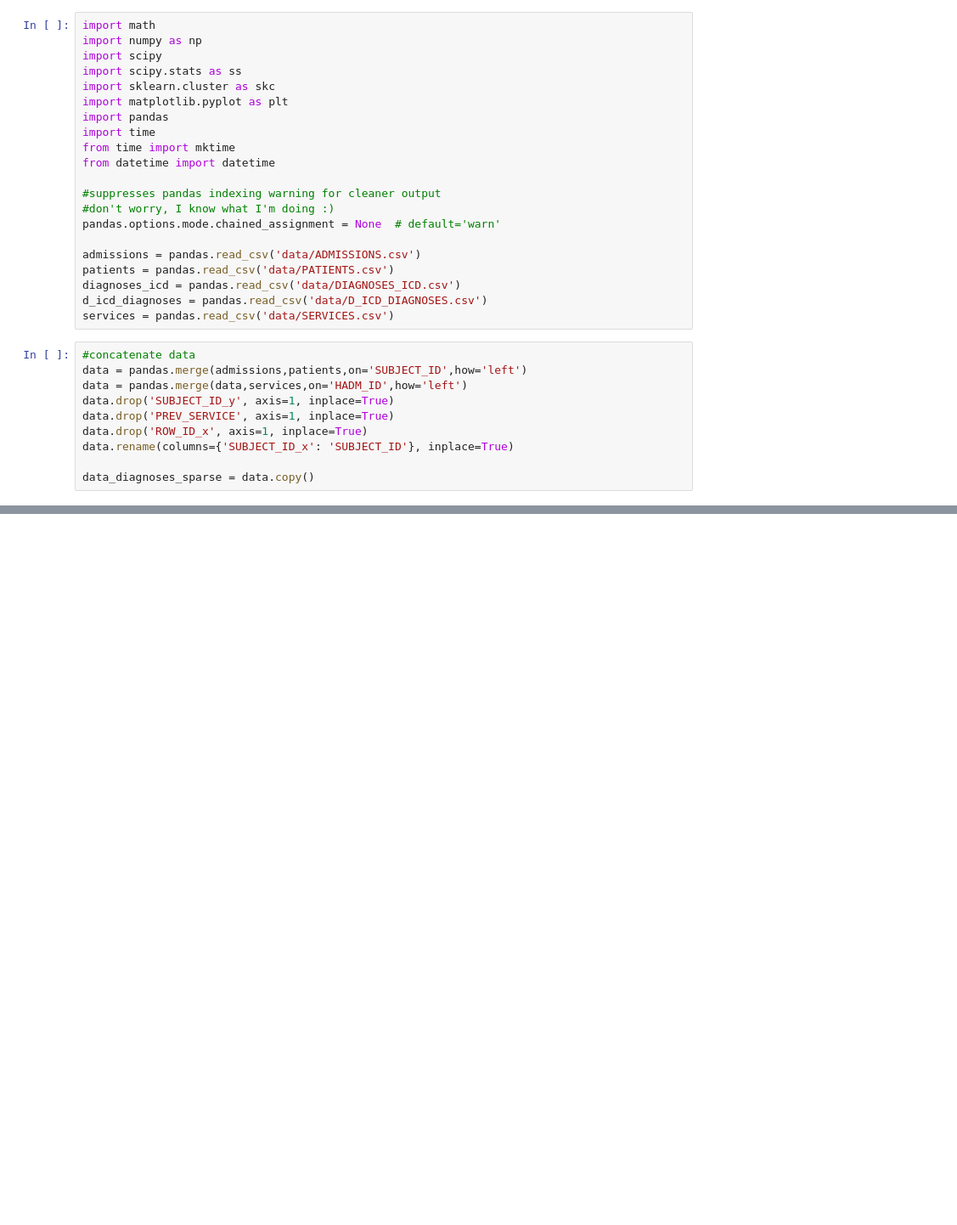
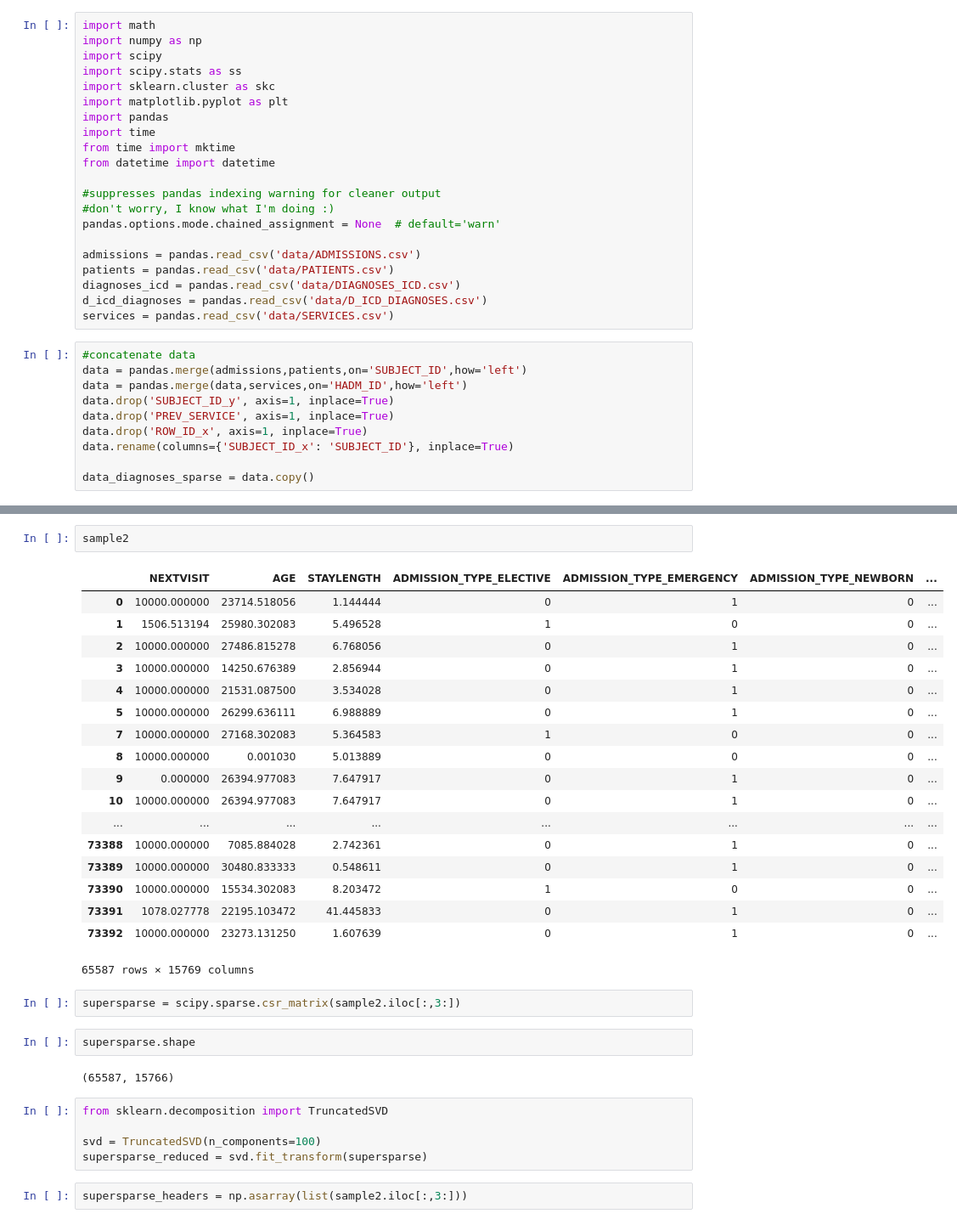
Before and after one commit to cierrabeck/HospitalReadmission, a Jupyter notebook: dataset concatenator.ipynb, the cells around one changed output, grey strips where cells are left out. Shown at 85% size. Saved outputs shown, nothing was run; the diff lists cells and outputs as text; blank space fills up the shorter version.

```diff
--- a/dataset concatenator.ipynb
+++ b/dataset concatenator.ipynb
@@ -68,0 +114,34 @@ data['NEXTVISIT'] = data['NEXTVISIT'] / sec_in_day
+# %%
+sample2
+# %% [output]
+|  | NEXTVISIT | AGE | STAYLENGTH | ADMISSION_TYPE_ELECTIVE | ADMISSION_TYPE_EMERGENCY | ADMISSION_TYPE_NEWBORN | ... |
+| 0 | 10000.000000 | 23714.518056 | 1.144444 | 0 | 1 | 0 | ... |
+| 1 | 1506.513194 | 25980.302083 | 5.496528 | 1 | 0 | 0 | ... |
+| 2 | 10000.000000 | 27486.815278 | 6.768056 | 0 | 1 | 0 | ... |
+| 3 | 10000.000000 | 14250.676389 | 2.856944 | 0 | 1 | 0 | ... |
+| 4 | 10000.000000 | 21531.087500 | 3.534028 | 0 | 1 | 0 | ... |
+| 5 | 10000.000000 | 26299.636111 | 6.988889 | 0 | 1 | 0 | ... |
+| 7 | 10000.000000 | 27168.302083 | 5.364583 | 1 | 0 | 0 | ... |
+| 8 | 10000.000000 | 0.001030 | 5.013889 | 0 | 0 | 0 | ... |
+| 9 | 0.000000 | 26394.977083 | 7.647917 | 0 | 1 | 0 | ... |
+| 10 | 10000.000000 | 26394.977083 | 7.647917 | 0 | 1 | 0 | ... |
+| ... | ... | ... | ... | ... | ... | ... | ... |
+| 73388 | 10000.000000 | 7085.884028 | 2.742361 | 0 | 1 | 0 | ... |
+| 73389 | 10000.000000 | 30480.833333 | 0.548611 | 0 | 1 | 0 | ... |
+| 73390 | 10000.000000 | 15534.302083 | 8.203472 | 1 | 0 | 0 | ... |
+| 73391 | 1078.027778 | 22195.103472 | 41.445833 | 0 | 1 | 0 | ... |
+| 73392 | 10000.000000 | 23273.131250 | 1.607639 | 0 | 1 | 0 | ... |
+65587 rows × 15769 columns
+# %%
+supersparse = scipy.sparse.csr_matrix(sample2.iloc[:,3:])
+# %%
+supersparse.shape
+# %% [output]
+(65587, 15766)
+# %%
+from sklearn.decomposition import TruncatedSVD
+
+svd = TruncatedSVD(n_components=100)
+supersparse_reduced = svd.fit_transform(supersparse)
+# %%
+supersparse_headers = np.asarray(list(sample2.iloc[:,3:]))
```
Also changed, not shown: parts of 25 cells of this notebook, 6 other files.
